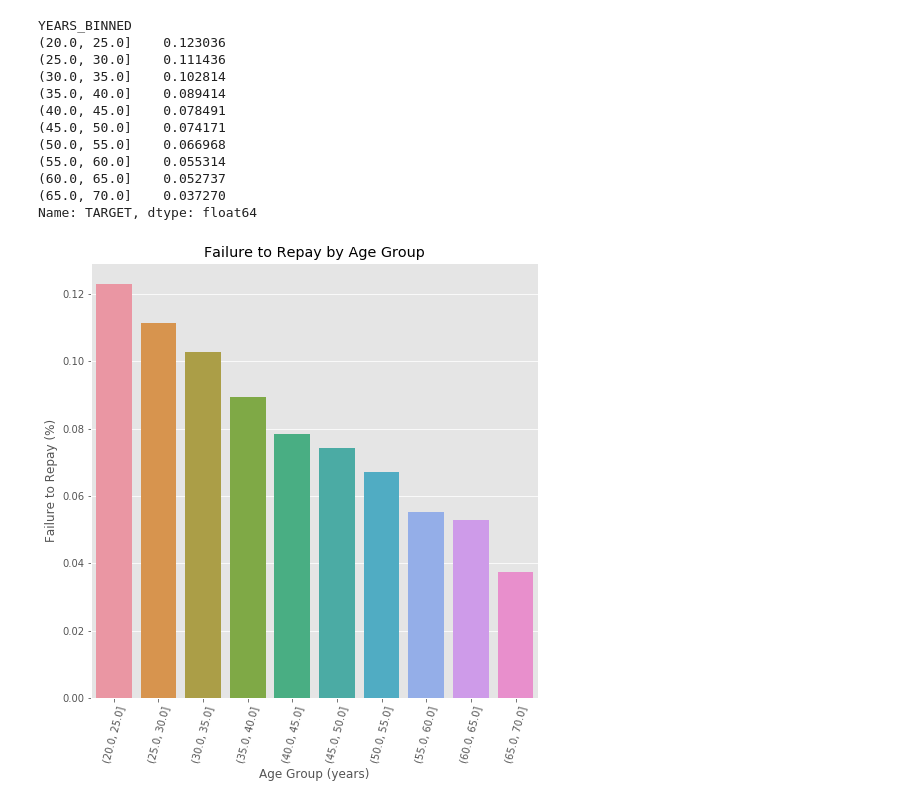
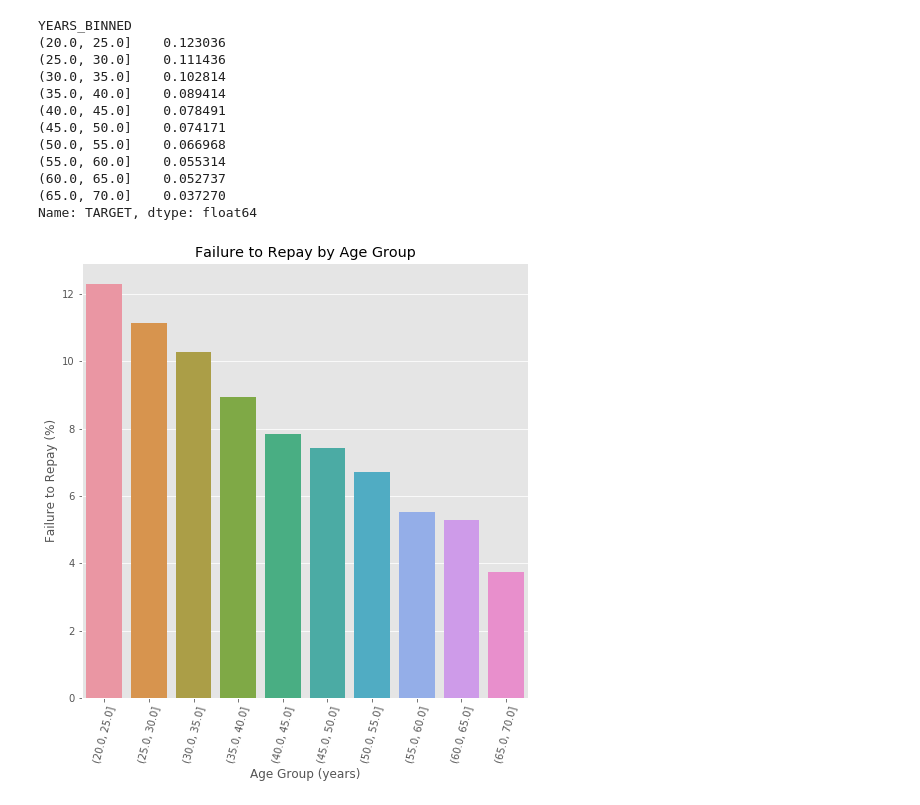
Before and after one commit to yicchen15/4th-ML100Days, a Jupyter notebook: homework/Day_016_HW.ipynb, the cells around one changed output. Saved outputs shown, nothing was run; the diff lists cells and outputs as text; code cells hidden in the pictures.

```diff
--- a/homework/Day_016_HW.ipynb
+++ b/homework/Day_016_HW.ipynb
@@ -171,16 +171,16 @@ Name: TARGET, dtype: float64
 # %%
 plt.figure(figsize = (8, 8))
 
 # 以年齡區間為 x, target 為 y 繪製 barplot
 """
 Your Code Here
 """
 px = age_groups.index
-py = age_groups['TARGET']
+py = 100*age_groups['TARGET'] #注意y軸單位
 sns.barplot(px, py)
 
 # Plot labeling
 plt.xticks(rotation = 75); plt.xlabel('Age Group (years)'); plt.ylabel('Failure to Repay (%)')
 plt.title('Failure to Repay by Age Group');
 # %% [output]
-[figure, old version]
+[figure, new version]
```
